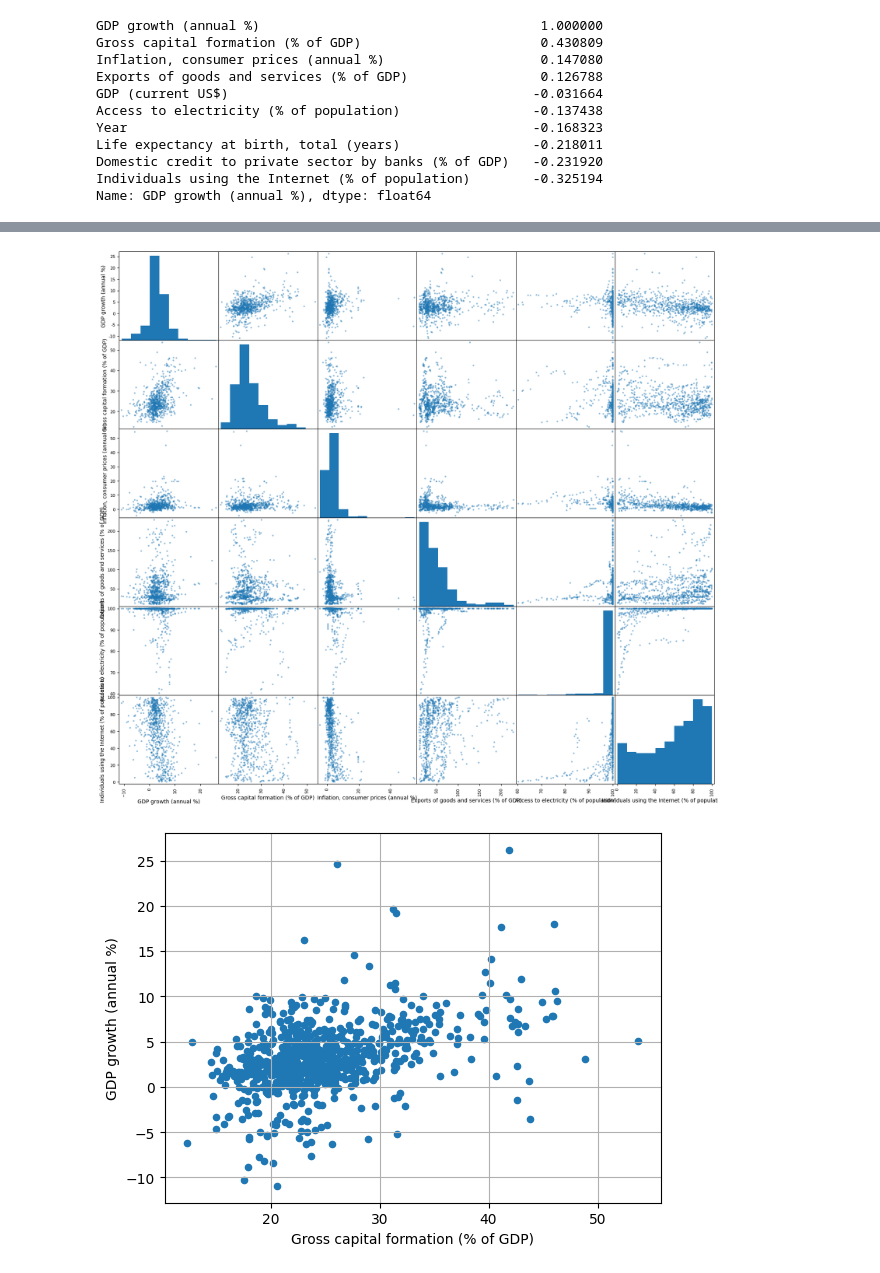
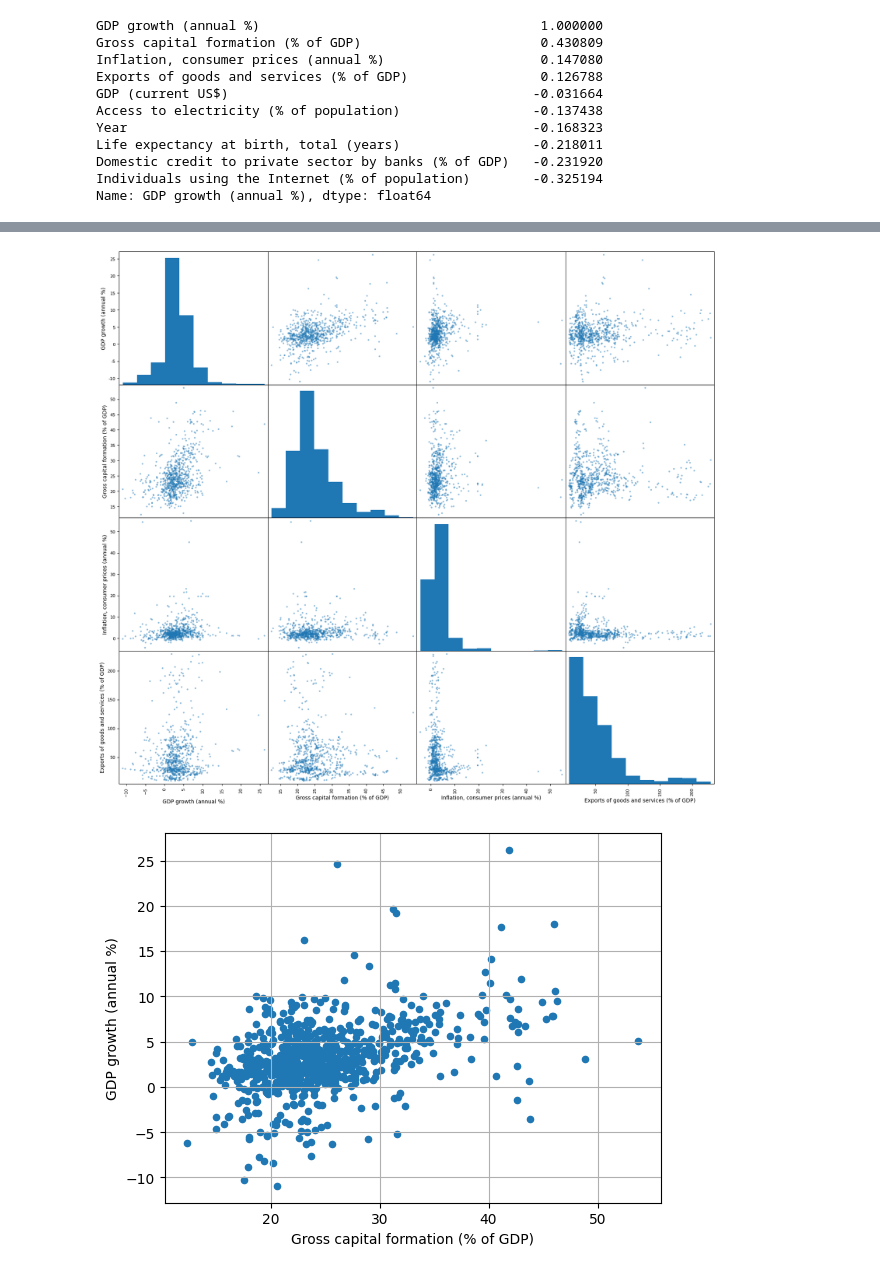
Before and after one commit to kumarbyes/udacity_nanodegree_datascience_course1, a Jupyter notebook: Project_Supervised_ML.ipynb, the cells around one changed output, grey strips where cells are left out. Saved outputs shown, nothing was run; the diff lists cells and outputs as text; code cells hidden in the pictures.

```diff
--- a/Project_Supervised_ML.ipynb
+++ b/Project_Supervised_ML.ipynb
@@ -527,11 +489,10 @@ for country, group in new_df.groupby('Country'):
 # %%
-# Plot the most important feature pairs with a scatter plot
 from pandas.plotting import scatter_matrix
 
-features = ["GDP growth (annual %)", "Gross capital formation (% of GDP)", "Inflation, consumer prices (annual %)", "Exports of goods and services (% of GDP)","Access to electricity (% of population)","Individuals using the Internet (% of population)"]
+features = ["GDP growth (annual %)", "Gross capital formation (% of GDP)", "Inflation, consumer prices (annual %)", "Exports of goods and services (% of GDP)"]
 
 scatter_matrix(new_df[features], figsize=(20, 18))
 plt.show()
 # %% [output]
-[figure, old version]
+[figure, new version]
 # %%
```
Also changed, not shown: parts of 46 cells of this notebook.
